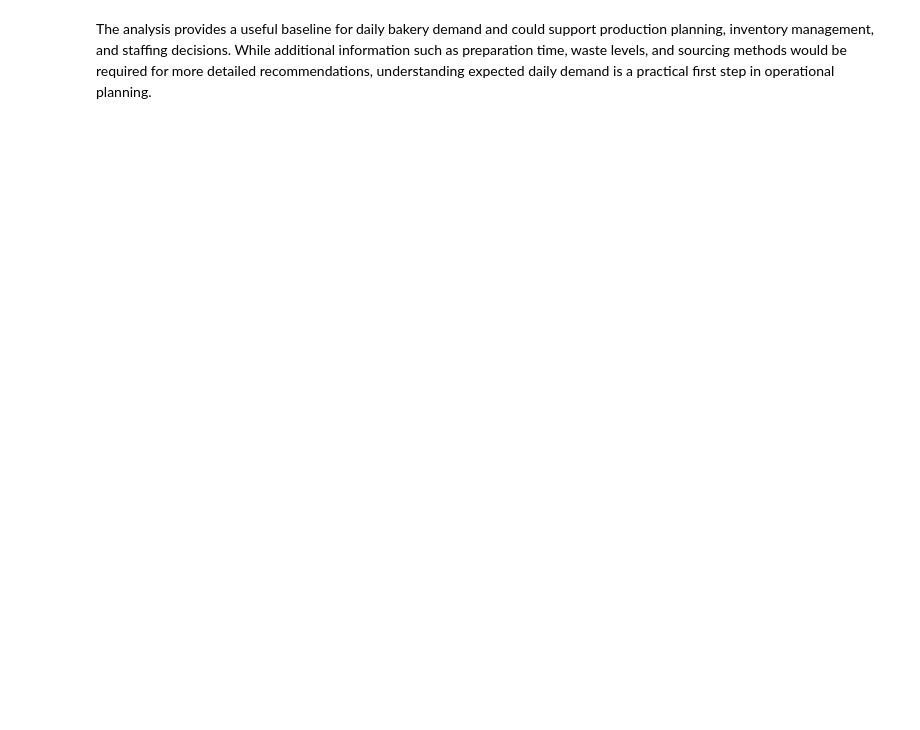
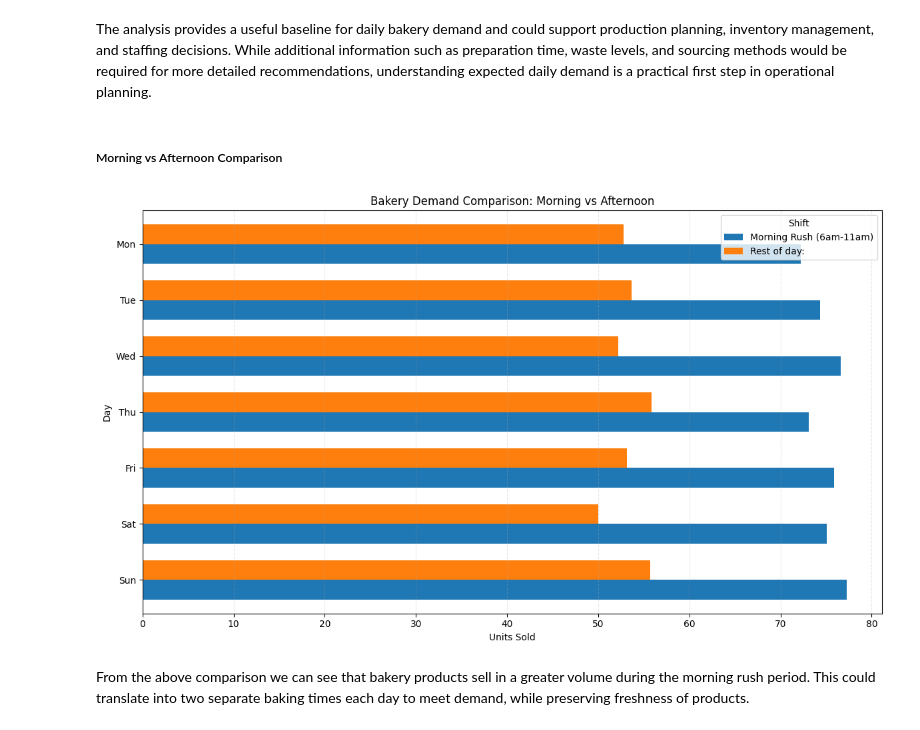
Before and after one commit to davidsaridakis/coffee-shop-analytics, a Jupyter notebook: notebooks/exploratory_analysis.ipynb, the cells around one changed output. Cells and saved outputs as stored; diff of their text form; code cells hidden in the pictures; blank space fills up the shorter version.

```diff
--- a/notebooks/exploratory_analysis.ipynb
+++ b/notebooks/exploratory_analysis.ipynb
@@ -433,2 +417,78 @@ plt.show()
 # %% [markdown]
 The analysis provides a useful baseline for daily bakery demand and could support production planning, inventory management, and staffing decisions. While additional information such as preparation time, waste levels, and sourcing methods would be required for more detailed recommendations, understanding expected daily demand is a practical first step in operational planning.
+# %% [markdown]
+##### Morning vs Afternoon Comparison
+# %%
+# Morning sales
+morning_sales = df[
+    (df['product_category'] == 'Bakery') &
+    (df['transaction_hour'].isin([6, 7, 8, 9, 10, 11]))
+]
+# Daily totals of products sold in the morning
+daily_morning_units_sold = (
+    morning_sales.groupby(['transaction_date', 'day_of_week', 'product_type'])['transaction_qty']
+    .sum()
+)
+# Normalise and get daily averages
+avg_morning_daily_sales = (
+    daily_morning_units_sold.groupby(['day_of_week', 'product_type'])
+    .mean()
+    .unstack()
+)
+
+# Afternoon sales
+afternoon_sales = df[
+    (df['product_category'] == 'Bakery') &
+    (~df['transaction_hour'].isin([6, 7, 8, 9, 10, 11]))
+]
+# Daily totals of products sold in the afternoon
+daily_afternoon_units_sold = (
+    afternoon_sales.groupby(['transaction_date', 'day_of_week', 'product_type'])['transaction_qty']
+    .sum()
+)
+# Normalise and get daily averages
+avg_afternoon_daily_sales = (
+    daily_afternoon_units_sold.groupby(['day_of_week', 'product_type'])
+    .mean()
+    .unstack()
+)
+
+# Plot morning vs afternoon bakery sales
+morning_totals = avg_morning_daily_sales.sum(axis=1)
+afternoon_totals = avg_afternoon_daily_sales.sum(axis=1)
+
+# Combine morning and afternoon dataframes
+comparison_df = pd.DataFrame({
+    'Morning Rush (6am-11am)': morning_totals,
+    'Rest of day:': afternoon_totals
+})
+
+comparison_df = comparison_df.sort_index(ascending=False)
+
+# Reverse index order so Monday is at top of chart
+comparison_df = comparison_df.iloc[::-1]
+
+# Plot the stacked barchart
+ax = comparison_df.plot(
+    kind='barh',
+    figsize=(12,7),
+    width=0.7,
+    color=['#1f77b4', '#ff7f0e']
+)
+
+day_names_reversed = ['Sun', 'Sat', 'Fri', 'Thu', 'Wed', 'Tue', 'Mon']
+ax.set_yticklabels(day_names_reversed)
+
+plt.xlabel('Units Sold')
+plt.ylabel('Day')
+plt.title('Bakery Demand Comparison: Morning vs Afternoon')
+plt.legend(title='Shift')
+
+plt.grid(axis='x', linestyle='--', alpha=0.3)
+plt.tight_layout()
+
+plt.show()
+# %% [output]
+[figure, added]
+# %% [markdown]
+From the above comparison we can see that bakery products sell in a greater volume during the morning rush period. This could translate into two separate baking times each day to meet demand, while preserving freshness of products.
```
Also changed, not shown: parts of 3 cells of this notebook.
